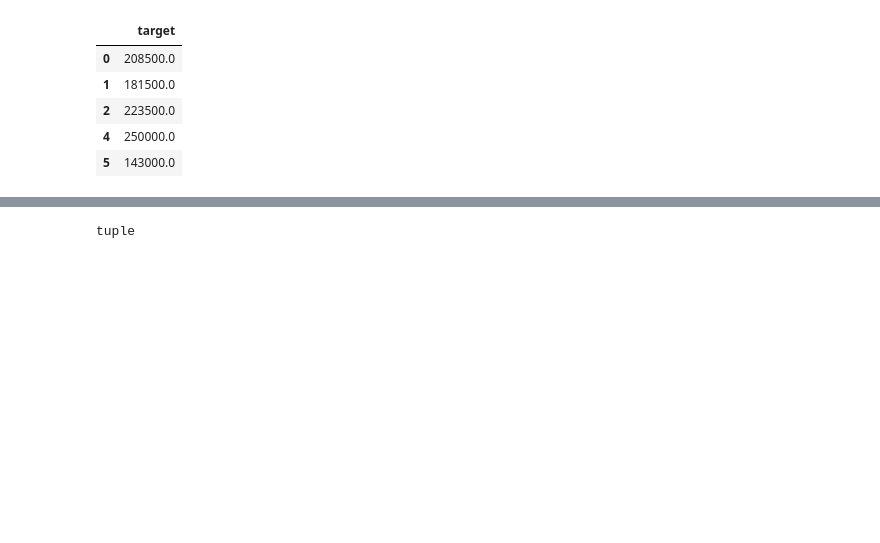
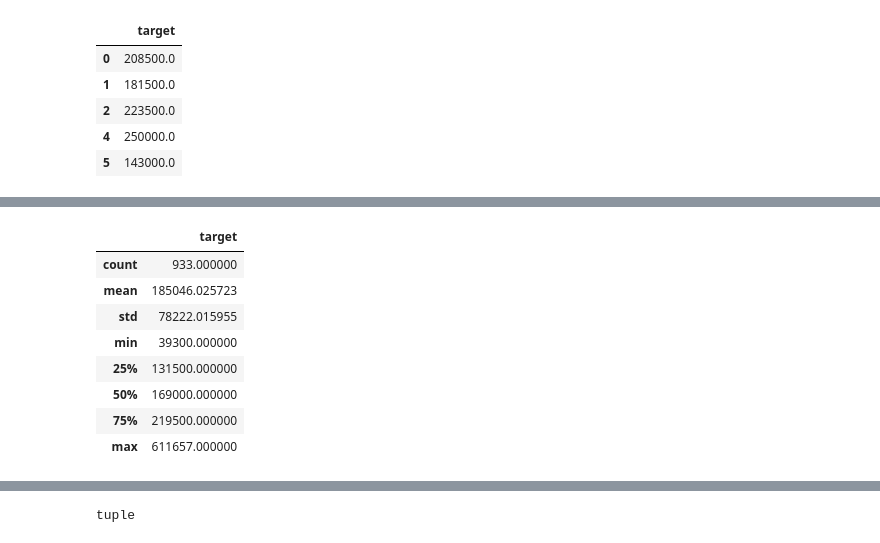
Before and after one commit to MrRachidK/Projet_E2_P1, a Jupyter notebook: model_Rachid.ipynb, the cells around one changed output, grey strips where cells are left out. Saved outputs shown, nothing was run; the diff lists cells and outputs as text; code cells hidden in the pictures; blank space fills up the shorter version.

```diff
--- a/model_Rachid.ipynb
+++ b/model_Rachid.ipynb
@@ -144,3 +185,15 @@ X_train, X_valid, y_train, y_valid = train_test_split(X, Y, test_size=.3, random
+# %%
+y_train.describe()
+# %% [output]
+|  | target |
+| count | 933.000000 |
+| mean | 185046.025723 |
+| std | 78222.015955 |
+| min | 39300.000000 |
+| 25% | 131500.000000 |
+| 50% | 169000.000000 |
+| 75% | 219500.000000 |
+| max | 611657.000000 |
 # %%
 numerical_features = X_train.select_dtypes(include='number').columns.tolist()
 categorical_features = X_train.select_dtypes(exclude='number').columns.tolist()
```
Also changed, not shown: parts of 13 cells of this notebook, 6 other files.
